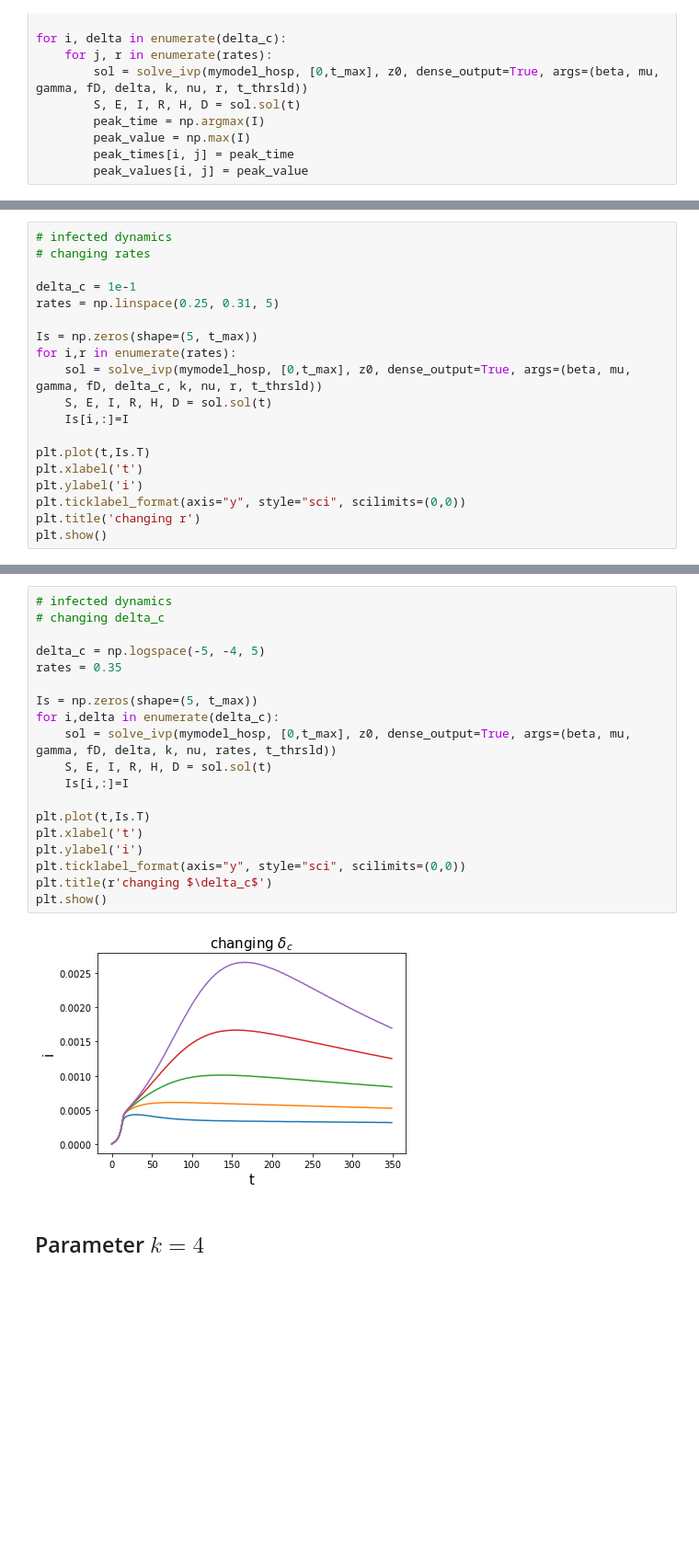
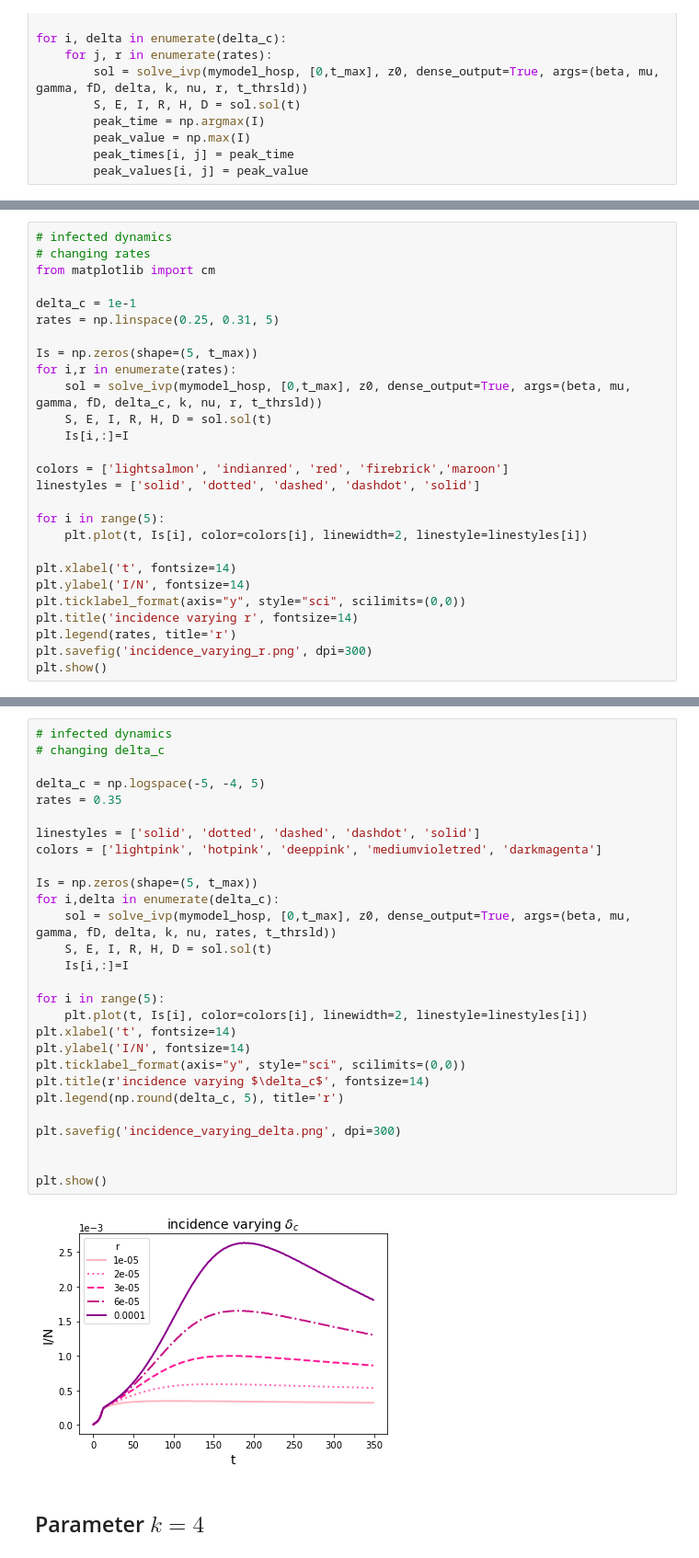
Before and after one commit to giuliacampesan/LDEProject, a Jupyter notebook: LDE_Project.ipynb, the cells around one changed output, grey strips where cells are left out. Shown at 92% size. Cells and saved outputs as stored; diff of their text form; blank space fills up the shorter version.

```diff
--- a/LDE_Project.ipynb
+++ b/LDE_Project.ipynb
@@ -210,6 +248,7 @@ plt.show()
 # %%
 # infected dynamics
 # changing rates
+from matplotlib import cm
 
 delta_c = 1e-1
 rates = np.linspace(0.25, 0.31, 5)
@@ -220,10 +259,17 @@ for i,r in enumerate(rates):
     S, E, I, R, H, D = sol.sol(t)
     Is[i,:]=I
 
-plt.plot(t,Is.T)
-plt.xlabel('t')
-plt.ylabel('i')
+colors = ['lightsalmon', 'indianred', 'red', 'firebrick','maroon']
+linestyles = ['solid', 'dotted', 'dashed', 'dashdot', 'solid']
+
+for i in range(5):
+    plt.plot(t, Is[i], color=colors[i], linewidth=2, linestyle=linestyles[i])
+
+plt.xlabel('t', fontsize=14)
+plt.ylabel('I/N', fontsize=14)
 plt.ticklabel_format(axis="y", style="sci", scilimits=(0,0))
-plt.title('changing r')
+plt.title('incidence varying r', fontsize=14)
+plt.legend(rates, title='r')
+plt.savefig('incidence_varying_r.png', dpi=300)
 plt.show()
 # %% [output]
@@ -231,24 +277,33 @@ plt.show()
 # %%
 # infected dynamics
 # changing delta_c
 
 delta_c = np.logspace(-5, -4, 5)
 rates = 0.35
 
+linestyles = ['solid', 'dotted', 'dashed', 'dashdot', 'solid']
+colors = ['lightpink', 'hotpink', 'deeppink', 'mediumvioletred', 'darkmagenta']
+
 Is = np.zeros(shape=(5, t_max))
 for i,delta in enumerate(delta_c):
     sol = solve_ivp(mymodel_hosp, [0,t_max], z0, dense_output=True, args=(beta, mu, gamma, fD, delta, k, nu, rates, t_thrsld))
     S, E, I, R, H, D = sol.sol(t)
     Is[i,:]=I
 
-plt.plot(t,Is.T)
-plt.xlabel('t')
-plt.ylabel('i')
+for i in range(5):
+    plt.plot(t, Is[i], color=colors[i], linewidth=2, linestyle=linestyles[i])
+plt.xlabel('t', fontsize=14)
+plt.ylabel('I/N', fontsize=14)
 plt.ticklabel_format(axis="y", style="sci", scilimits=(0,0))
-plt.title(r'changing $\delta_c$')
+plt.title(r'incidence varying $\delta_c$', fontsize=14)
+plt.legend(np.round(delta_c, 5), title='r')
+
+plt.savefig('incidence_varying_delta.png', dpi=300)
+
+
 plt.show()
 # %% [output]
-[figure, old version]
+[figure, new version]
 # %% [markdown]
 ## Parameter $k = 4$
 # %% [markdown]
```
Also changed, not shown: parts of 26 cells of this notebook.
